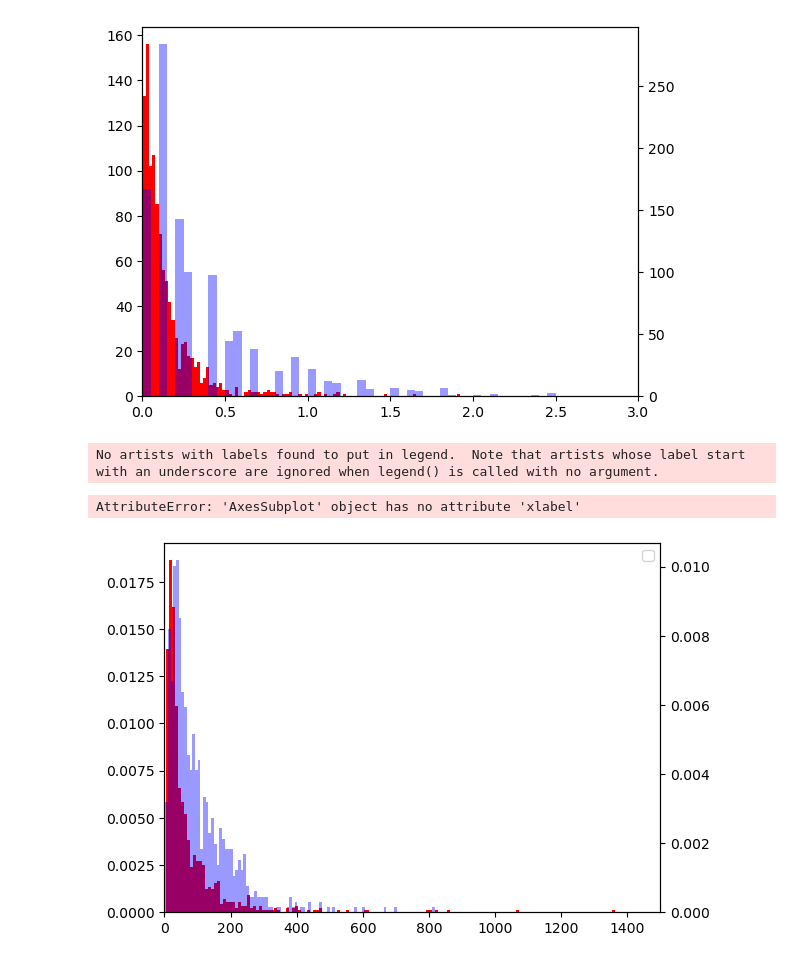
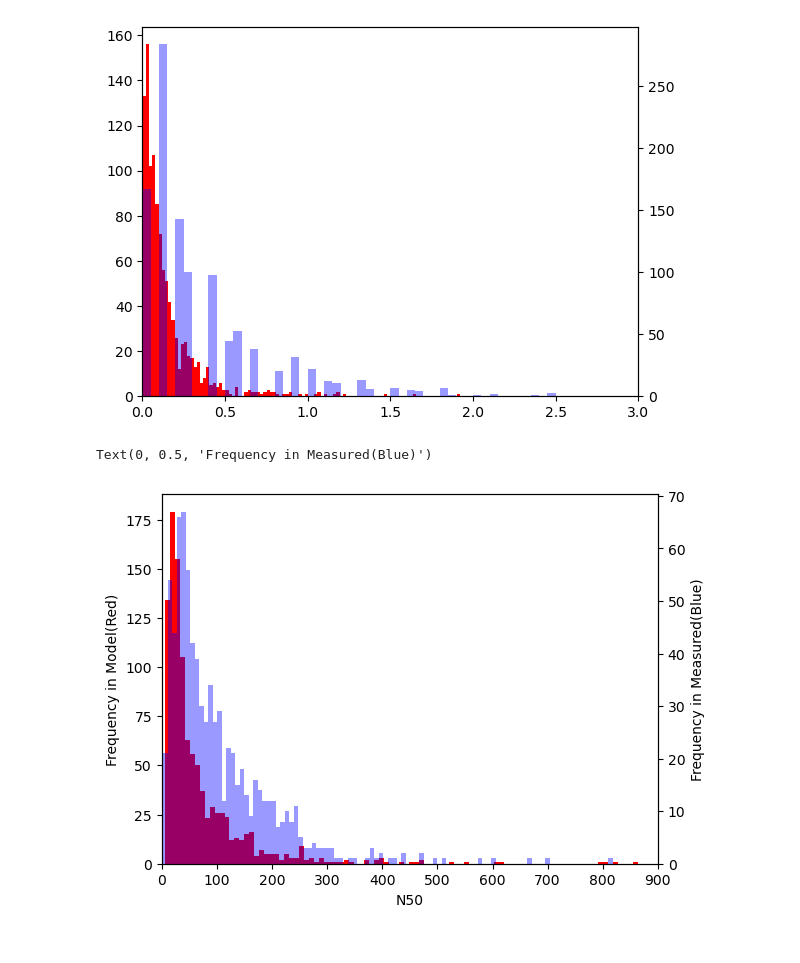
Before and after one commit to eScience-course/-Tjaernoe2022-group1, a Jupyter notebook: notebooks/Stefan/N100 Model vs SO4.ipynb, the cells around one changed output. Saved outputs shown, nothing was run; the diff lists cells and outputs as text; code cells hidden in the pictures.

```diff
--- a/notebooks/Stefan/N100 Model vs SO4.ipynb
+++ b/notebooks/Stefan/N100 Model vs SO4.ipynb
@@ -1112,21 +1112,21 @@ ax2.set_xlim ([0,3])
 # %%
 f, ax = plt.subplots()
 
 
-ax.hist(ALLDATA['N50_Model'].sel(time=slice('2015-01','2017-12')), color = 'red', bins = 150, density = True)
+ax.hist(ALLDATA['N50_Model'].sel(time=slice('2015-01','2017-12')), color = 'red', bins = 150)
 ax2 = ax.twinx()
-ax2.hist(ALLDATA['N50'].sel(time=slice('2015-01','2017-12')), color ='blue', alpha = 0.4, bins = 100,density = True)
+ax2.hist(ALLDATA['N50'].sel(time=slice('2015-01','2017-12')), color ='blue', alpha = 0.4, bins = 100)
 
-ax.set_xlim ([0,1500])
-plt.y1label = 'Model N50 (Red)'
-ax2.set_xlim ([0,1500])
-plt.y2label = 'Measured N50 (Blue)'
+ax.set_xlabel('N50')
+ax.set_xlim ([0,900])
+ax.set_ylabel('Frequency in Model(Red)')
+ax2.set_xlim ([0,900])
+ax2.set_ylabel('Frequency in Measured(Blue)')
 
-plt.legend()
+#plt.legend()
 # %% [output]
-No artists with labels found to put in legend.  Note that artists whose label start with an underscore are ignored when legend() is called with no argument.
+Text(0, 0.5, 'Frequency in Measured(Blue)')
-AttributeError: 'AxesSubplot' object has no attribute 'xlabel'
-[figure, old version]
+[figure, new version]
 # %%
 f, ax = plt.subplots()
 
```
Also changed, not shown: parts of 1 cell of this notebook.
